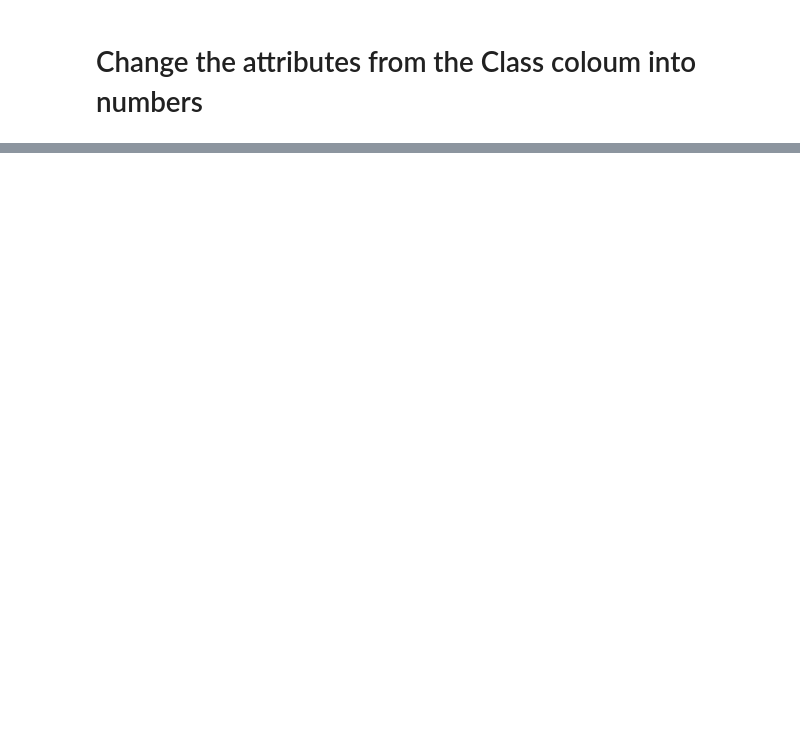
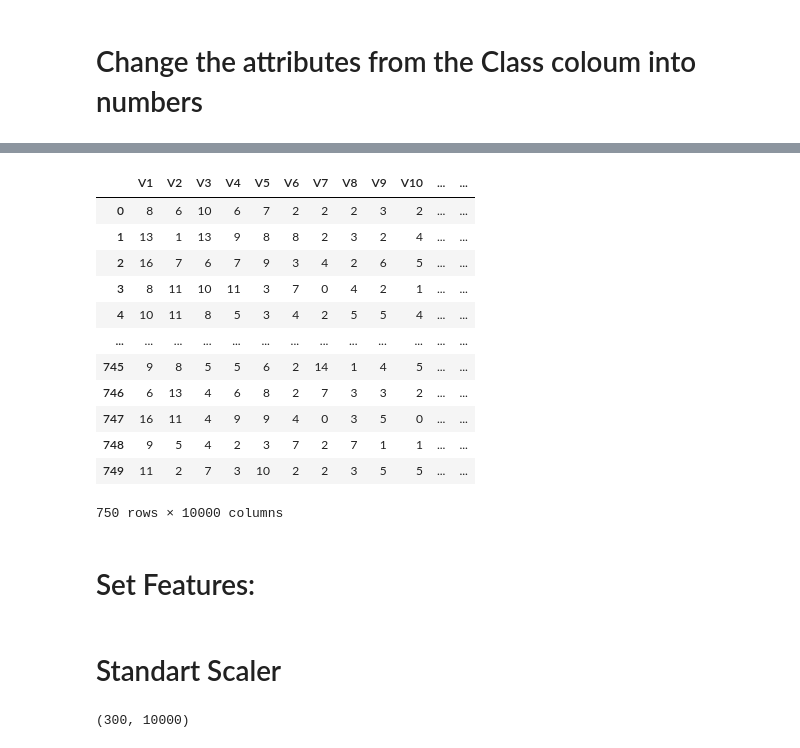
Before and after one commit to GenosW/ml-exercises, a Jupyter notebook: exercise2/amazon_mlp.ipynb, the cells around one changed output, grey strips where cells are left out. Saved outputs shown, nothing was run; the diff lists cells and outputs as text; code cells hidden in the pictures; blank space fills up the shorter version.

```diff
--- a/exercise2/amazon_mlp.ipynb
+++ b/exercise2/amazon_mlp.ipynb
@@ -125,0 +153,18 @@ plt.show()
+# %%
+features
+# %% [output]
+|  | V1 | V2 | V3 | V4 | V5 | V6 | V7 | V8 | V9 | V10 | ... | ... |
+| 0 | 8 | 6 | 10 | 6 | 7 | 2 | 2 | 2 | 3 | 2 | ... | ... |
+| 1 | 13 | 1 | 13 | 9 | 8 | 8 | 2 | 3 | 2 | 4 | ... | ... |
+| 2 | 16 | 7 | 6 | 7 | 9 | 3 | 4 | 2 | 6 | 5 | ... | ... |
+| 3 | 8 | 11 | 10 | 11 | 3 | 7 | 0 | 4 | 2 | 1 | ... | ... |
+| 4 | 10 | 11 | 8 | 5 | 3 | 4 | 2 | 5 | 5 | 4 | ... | ... |
+| ... | ... | ... | ... | ... | ... | ... | ... | ... | ... | ... | ... | ... |
+| 745 | 9 | 8 | 5 | 5 | 6 | 2 | 14 | 1 | 4 | 5 | ... | ... |
+| 746 | 6 | 13 | 4 | 6 | 8 | 2 | 7 | 3 | 3 | 2 | ... | ... |
+| 747 | 16 | 11 | 4 | 9 | 9 | 4 | 0 | 3 | 5 | 0 | ... | ... |
+| 748 | 9 | 5 | 4 | 2 | 3 | 7 | 2 | 7 | 1 | 1 | ... | ... |
+| 749 | 11 | 2 | 7 | 3 | 10 | 2 | 2 | 3 | 5 | 5 | ... | ... |
+750 rows × 10000 columns
+# %% [markdown]
+# Set Features:
@@ -125,0 +183,14 @@ plt.show()
+# %% [markdown]
+# Standart Scaler
+# %%
+X_train, X_valid, Y_train, Y_valid = train_test_split(selected_feats, Y_lrn, test_size=0.4)
+
+from sklearn.preprocessing import StandardScaler
+
+scaler = StandardScaler()
+scaler.fit(X_train)
+X_trainSC = scaler.transform(X_train)
+X_validSC = scaler.transform(X_valid)
+print(X_validSC.shape)
+# %% [output]
+(300, 10000)
```
Also changed, not shown: parts of 51 cells of this notebook, 1 other file.
